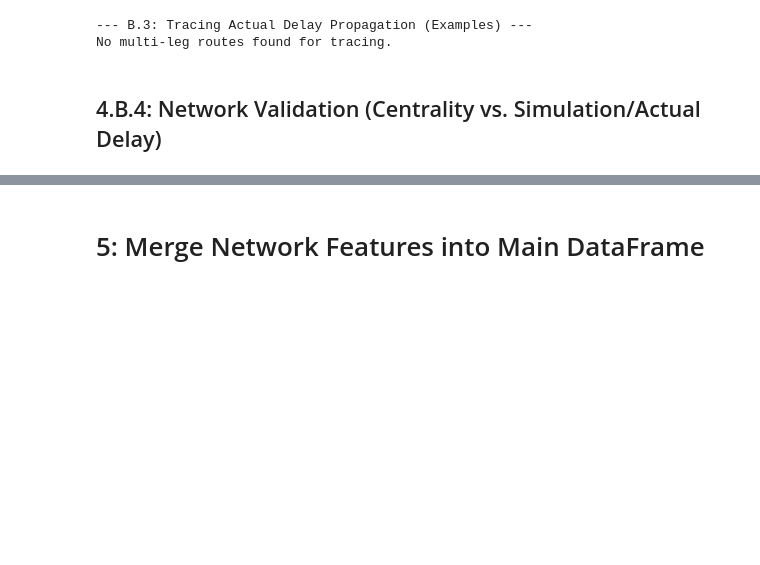
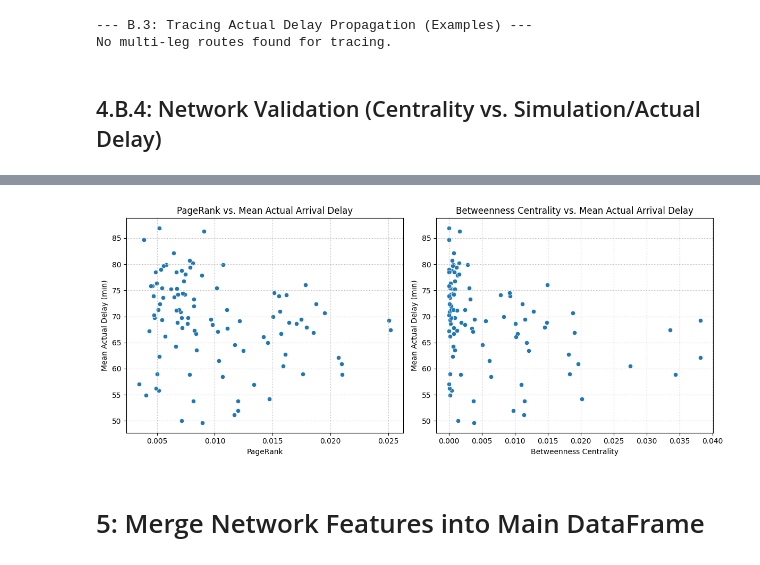
Before and after one commit to jhsung7/flightProj, a Jupyter notebook: FlightPredFinal1.ipynb, the cells around one changed output, grey strips where cells are left out. Saved outputs shown, nothing was run; the diff lists cells and outputs as text; code cells hidden in the pictures; blank space fills up the shorter version.

```diff
--- a/FlightPredFinal1.ipynb
+++ b/FlightPredFinal1.ipynb
@@ -1021,0 +1029,85 @@ Network validation comparison complete.
+# %%
+print("\n--- B.5: Validating Network Centrality vs. Mean Actual Delay ---")
+
+validation_possible = False
+if 'network_results_b' in locals() and not network_results_b.empty:
+    if 'Airport' in network_results_b.columns and 'PageRank' in network_results_b.columns and 'Betweenness' in network_results_b.columns:
+        validation_possible = True
+        print("Network centrality results available.")
+    else:
+        print("Network results missing required centrality columns.")
+else:
+    print("Network centrality results missing.")
+
+if validation_possible and 'df_processed' in locals() and not df_processed.empty:
+    if 'ORIGIN' in df_processed.columns and 'ARR_DELAY_raw' in df_processed.columns:
+
+        print("\nCalculating mean actual arrival delay per airport...")
+        # Calculate mean arrival delay for each airport that is in our network analysis results
+        mean_delays_by_airport = df_processed[df_processed['ORIGIN'].isin(network_results_b['Airport'])]\
+                                .groupby('ORIGIN')['ARR_DELAY_raw'].mean()
+
+        if not mean_delays_by_airport.empty:
+            # Merge mean delays with centrality results based on airport code
+            merged_validation_df = pd.merge(
+                network_results_b[['Airport', 'PageRank', 'Betweenness']],
+                mean_delays_by_airport.reset_index(name='Mean_Actual_Delay'),
+                left_on='Airport',
+                right_on='ORIGIN',
+                how='inner' # Use inner join to compare only common airports
+            ).drop(columns='ORIGIN') # Drop redundant origin column
+
+            if not merged_validation_df.empty and len(merged_validation_df) > 1:
+                print(f"\nComparing centrality and mean actual delay for {len(merged_validation_df)} common airports.")
+
+                # Perform correlations
+                from scipy.stats import spearmanr, pearsonr
+
+                # PageRank vs Mean Delay (Spearman is often better for skewed network metrics)
+                spearman_pr, p_value_pr = spearmanr(merged_validation_df['PageRank'], merged_validation_df['Mean_Actual_Delay'])
+                print(f"Spearman Correlation (PageRank vs Mean Delay): rho={spearman_pr:.3f}, p-value={p_value_pr:.3f}")
+
+                # Betweenness vs Mean Delay (Spearman)
+                spearman_btw, p_value_btw = spearmanr(merged_validation_df['Betweenness'], merged_validation_df['Mean_Actual_Delay'])
+                print(f"Spearman Correlation (Betweenness vs Mean Delay): rho={spearman_btw:.3f}, p-value={p_value_btw:.3f}")
+
+                # Optional: Pearson correlation as well
+                pearson_pr, p_value_pr_p = pearsonr(merged_validation_df['PageRank'], merged_validation_df['Mean_Actual_Delay'])
+                print(f"Pearson Correlation (PageRank vs Mean Delay): r={pearson_pr:.3f}, p-value={p_value_pr_p:.3f}")
+                pearson_btw, p_value_btw_p = pearsonr(merged_validation_df['Betweenness'], merged_validation_df['Mean_Actual_Delay'])
+                print(f"Pearson Correlation (Betweenness vs Mean Delay): r={pearson_btw:.3f}, p-value={p_value_btw_p:.3f}")
+
+
+                # Optional: Scatter plots to visualize the correlation
+                plt.figure(figsize=(12, 5))
+
+                plt.subplot(1, 2, 1)
+                sns.scatterplot(data=merged_validation_df, x='PageRank', y='Mean_Actual_Delay')
+                plt.title('PageRank vs. Mean Actual Arrival Delay')
+                plt.xlabel('PageRank')
+                plt.ylabel('Mean Actual Delay (min)')
+                plt.grid(True, linestyle=':')
+
+                plt.subplot(1, 2, 2)
+                sns.scatterplot(data=merged_validation_df, x='Betweenness', y='Mean_Actual_Delay')
+                plt.title('Betweenness Centrality vs. Mean Actual Arrival Delay')
+                plt.xlabel('Betweenness Centrality')
+                plt.ylabel('Mean Actual Delay (min)')
+                plt.grid(True, linestyle=':')
+
+                plt.tight_layout()
+                plot_path = os.path.join(plot_dir, 'centrality_vs_mean_delay_correlation.png')
+                plt.savefig(plot_path, dpi=150, bbox_inches='tight')
+                print(f"Saved scatter plots to {plot_path}")
+                plt.show()
+
+            else:
+                print("Not enough common airports with mean delay data for correlation analysis.")
+        else:
+            print("Could not calculate mean actual delay for network airports.")
+
+    else:
+        print("Required columns ('ORIGIN', 'ARR_DELAY_raw') not in df_processed for mean delay calculation.")
+else:
+    print("Skipping Centrality vs. Mean Actual Delay validation.")
+# %% [output]
@@ -1022,3 +1125,4 @@ Network validation comparison complete.
+[figure, added]
 # %% [markdown]
 # 5: Merge Network Features into Main DataFrame
 # %%
```
Also changed, not shown: parts of 18 cells of this notebook.
